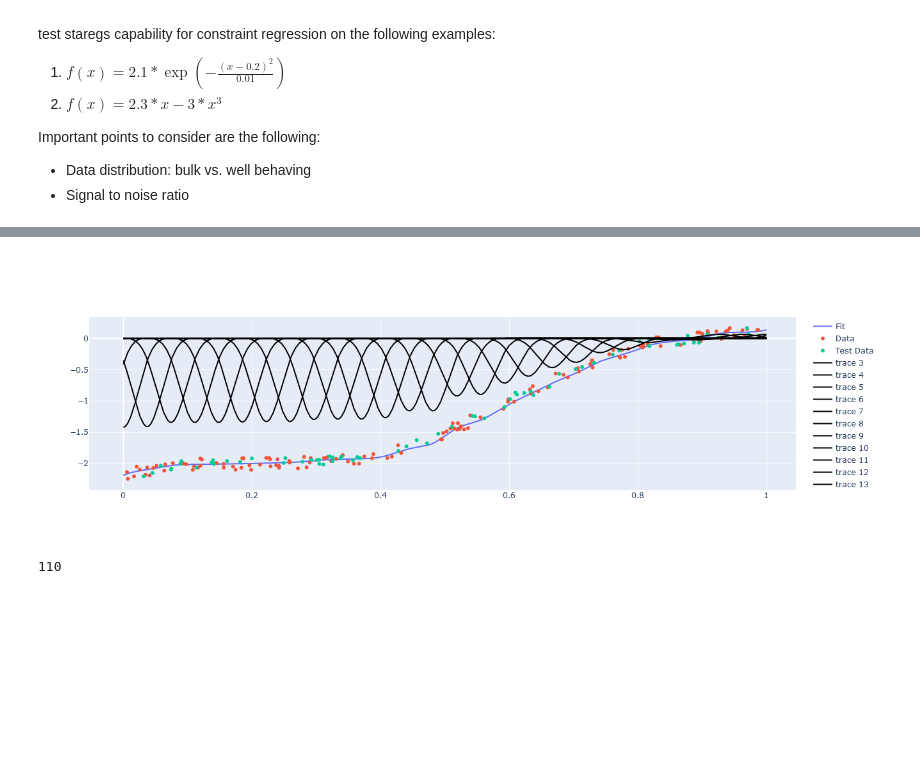
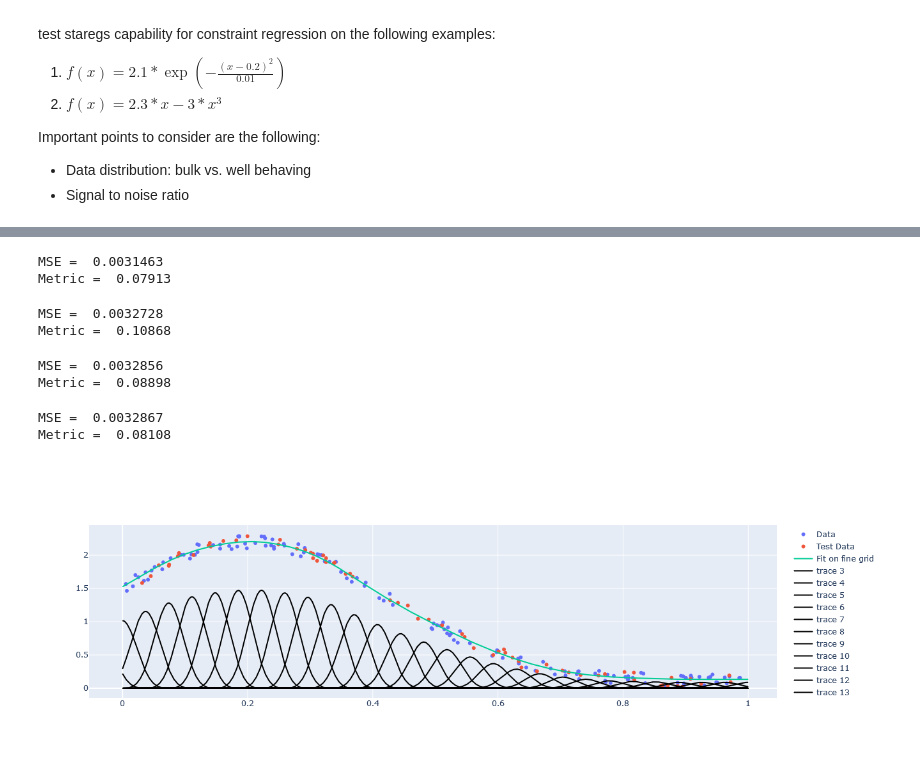
Before and after one commit to j-cap/Master-Thesis, a Jupyter notebook: Code/SplinesInPython/Untitled.ipynb, the cells around one changed output, grey strips where cells are left out. Saved outputs shown, nothing was run; the diff lists cells and outputs as text; code cells hidden in the pictures; blank space fills up the shorter version.

```diff
--- a/Code/SplinesInPython/Untitled.ipynb
+++ b/Code/SplinesInPython/Untitled.ipynb
@@ -67,3 +58,47 @@ array([1, 0, 0, 0, 0, 0, 0, 0, 0, 0, 0, 0, 0, 0, 0, 0, 0, 0, 0, 0, 0, 1,
+# %%
+# Model creation
+description = ( ("s(1)", "peak", 30, (0, 5000), "equidistant"), )
+M = StarModel(description=description)
+M.fit(X=X_train, y=y_train, plot_=False)
+print("MSE = ", M.mse)
+print("Metric = ", M.eval_metric(X_test=X_test.ravel(), y_test=y_test.ravel()))
+#Mbest = M.calc_GCV(X=X_train, y=y_train, n_grid=5)
+# %% [output]
+MSE =  0.0031463
+Metric =  0.07913
+# %%
+# Model creation
+description = ( ("s(1)", "peak", 30, (1, 0), "equidistant"), )
+M = StarModel(description=description)
+M.fit(X=X_train, y=y_train, plot_=False)
+print("MSE = ", M.mse)
+print("Metric = ", M.eval_metric(X_test=X_test.ravel(), y_test=y_test.ravel()))
+#Mbest = M.calc_GCV(X=X_train, y=y_train, n_grid=5)
+# %% [output]
+MSE =  0.0032728
+Metric =  0.10868
+# %%
+# Model creation
+description = ( ("s(1)", "peak", 30, (1, 100), "equidistant"), )
+M = StarModel(description=description)
+M.fit(X=X_train, y=y_train, plot_=False)
+print("MSE = ", M.mse)
+print("Metric = ", M.eval_metric(X_test=X_test.ravel(), y_test=y_test.ravel()))
+#Mbest = M.calc_GCV(X=X_train, y=y_train, n_grid=5)
+# %% [output]
+MSE =  0.0032856
+Metric =  0.08898
+# %%
+# Model creation
+description = ( ("s(1)", "peak", 30, (1, 1000), "equidistant"), )
+M = StarModel(description=description)
+M.fit(X=X_train, y=y_train, plot_=False)
+print("MSE = ", M.mse)
+print("Metric = ", M.eval_metric(X_test=X_test.ravel(), y_test=y_test.ravel()))
+#Mbest = M.calc_GCV(X=X_train, y=y_train, n_grid=5)
+# %% [output]
+MSE =  0.0032867
+Metric =  0.08108
 # %%
 from stareg.bspline import Bspline
 
@@ -73,15 +108,15 @@ xx = np.linspace(0,1,1000)
 BS.bspline_basis(x_data=xx, k=M.smooths[0].n_param)
 # %%
 fig = go.Figure()
-fig.add_trace(go.Scatter(x=xx, y=BS.basis @ M.coef_, name="Fit"))
 fig.add_trace(go.Scatter(x=X_train.ravel(), y=y_train.ravel(), name="Data", mode="markers"))
 fig.add_trace(go.Scatter(x=X_test.ravel(), y=y_test.ravel(), name="Test Data", mode="markers"))
+fig.add_trace(go.Scatter(x=xx, y=BS.basis @ M.coef_, name="Fit on fine grid"))
 for i in range(BS.basis.shape[1]):
     #fig.add_trace(go.Scatter(x=xx, y=BS.basis[:,i]))
     fig.add_trace(go.Scatter(x=xx, y=BS.basis[:,i] * M.coef_[i], line=dict(color="black")))
 fig.show()
 # %% [output]
-[figure, old version]
+[figure, new version]
 # %%
 from stareg.utils import check_peak_constraint, check_multi_peak_constraint
 from stareg.utils import check_valley_constraint, check_multi_valley_constraint
@@ -127,7 +162,3 @@ def test_model_against_constraint(model, plot_=False):
         fig.add_trace(go.Scatter(x=xx, y=test, mode="markers", name=constraint), row=2, col=1)
         fig.show()
     return
-# %%
-idx
-# %% [output]
-110
```
Also changed, not shown: parts of 10 cells of this notebook, 1 other file.
